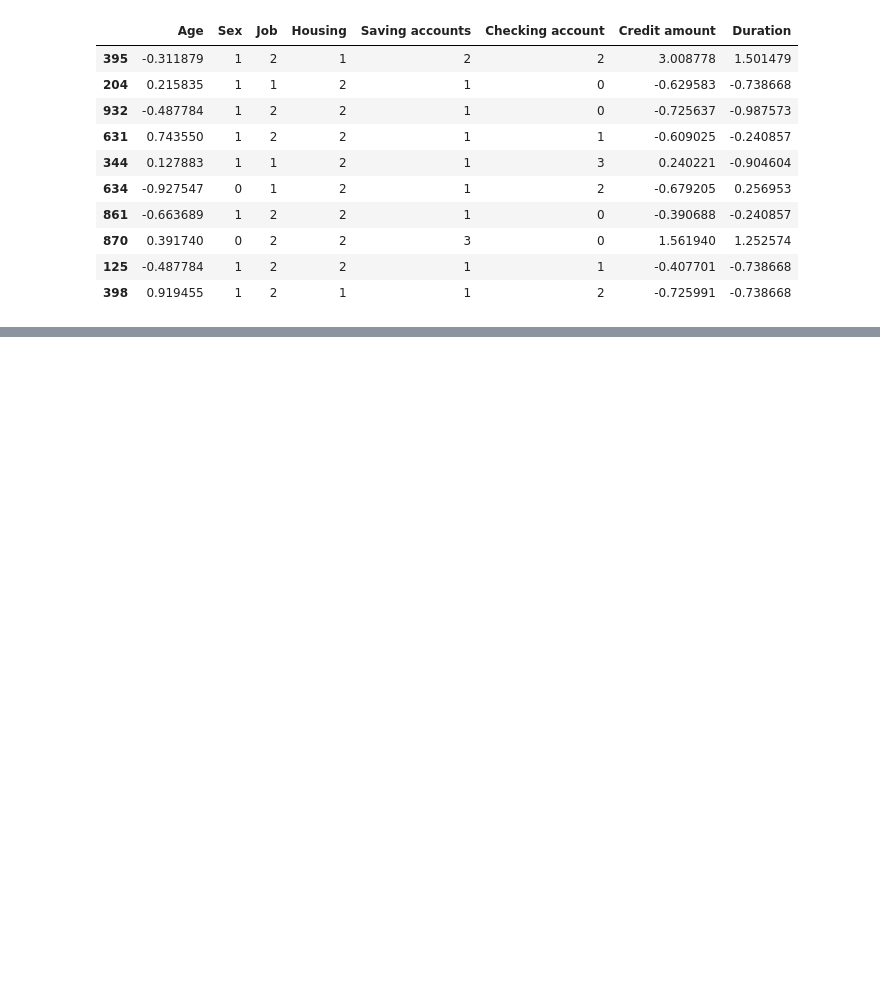
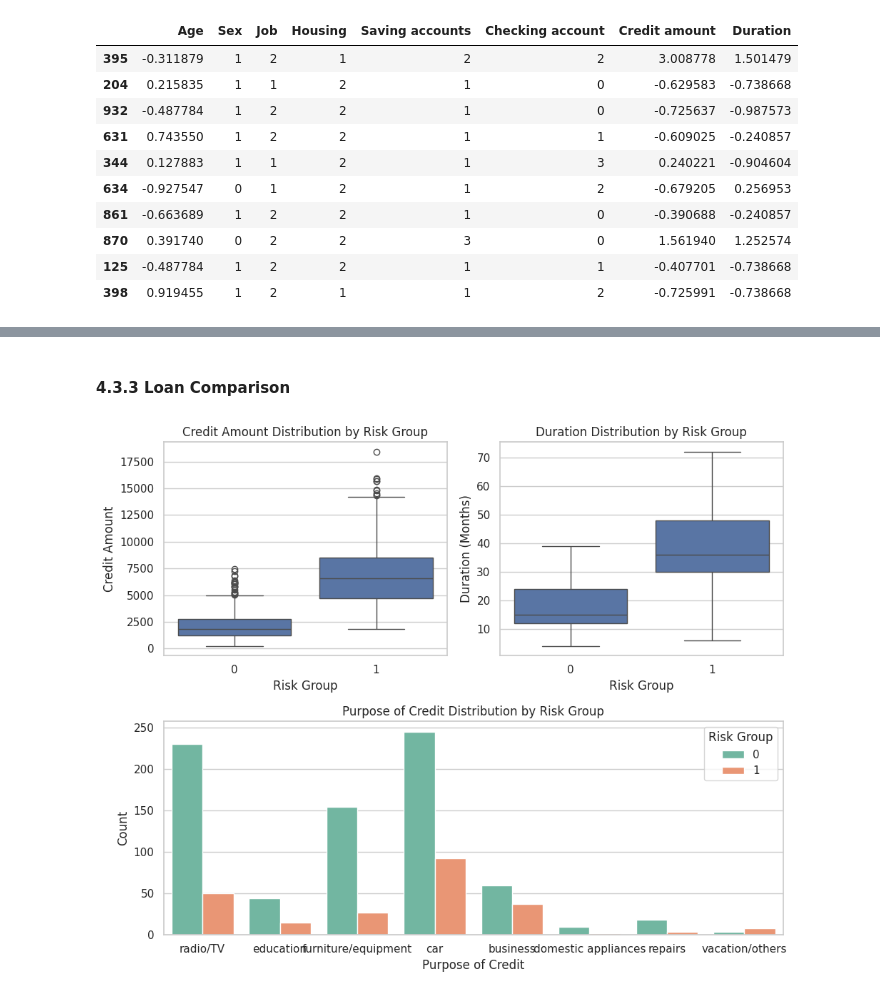
Before and after one commit to dataelvisliang/german_credit_risk, a Jupyter notebook: German_Credit_Risk.ipynb, the cells around one changed output, grey strips where cells are left out. Saved outputs shown, nothing was run; the diff lists cells and outputs as text; code cells hidden in the pictures; blank space fills up the shorter version.

```diff
--- a/German_Credit_Risk.ipynb
+++ b/German_Credit_Risk.ipynb
@@ -381,0 +488,28 @@ new_data.sample(10)
+# %% [markdown]
+#### 4.3.3 **Loan Comparison**
+# %%
+fig = plt.figure(figsize=(10,8))
+
+ax1 = fig.add_subplot(2, 2, 1)
+ax2 = fig.add_subplot(2, 2, 2)
+ax3 = fig.add_subplot(2, 1, 2)
+
+sns.boxplot(x='Risk Group', y='Credit amount', data=data, ax=ax1)
+ax1.set_title('Credit Amount Distribution by Risk Group')
+ax1.set_xlabel('Risk Group')
+ax1.set_ylabel('Credit Amount')
+
+sns.boxplot(x='Risk Group', y='Duration', data=data, ax=ax2)
+ax2.set_title('Duration Distribution by Risk Group')
+ax2.set_xlabel('Risk Group')
+ax2.set_ylabel('Duration (Months)')
+
+sns.countplot(x='Purpose', hue='Risk Group', data=data, palette='Set2', ax=ax3)
+ax3.set_title('Purpose of Credit Distribution by Risk Group')
+ax3.set_xlabel('Purpose of Credit')
+ax3.set_ylabel('Count')
+
+plt.tight_layout()
+plt.show()
+# %% [output]
+[figure, added]
```
Also changed, not shown: parts of 25 cells of this notebook.
